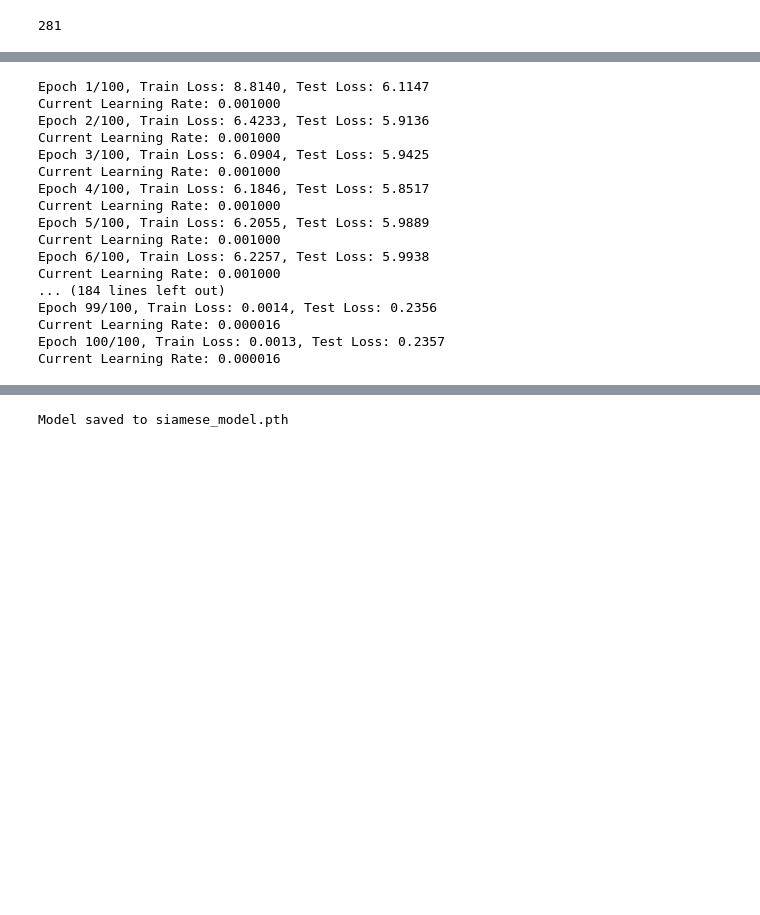
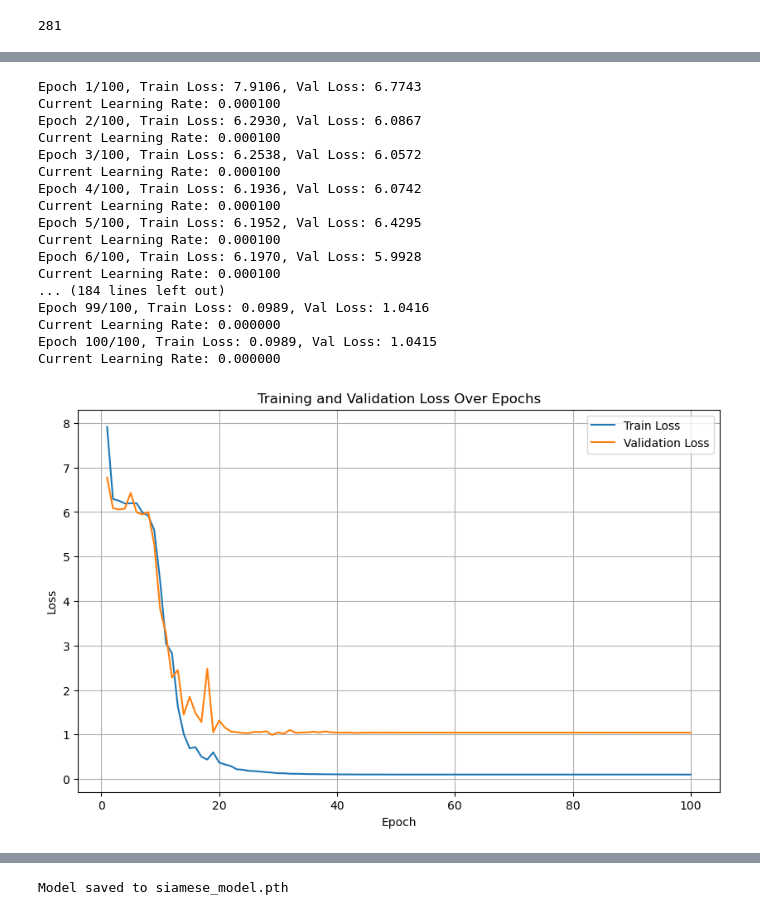
Before and after one commit to JediRevan/fruit_age_classification, a Jupyter notebook: siamese.ipynb, the cells around one changed output, grey strips where cells are left out. Saved outputs shown, nothing was run; the diff lists cells and outputs as text; code cells hidden in the pictures; blank space fills up the shorter version.

Commit message:
update siamese model: solve data leakage problem

```diff
--- a/siamese.ipynb
+++ b/siamese.ipynb
@@ -175,3 +165,8 @@ Processed input shape: (1002, 64, 64, 448)
+# %%
+# 分别创建训练集、验证集和测试集的图片对
+X_train, y_train = prepare_dataset(train_data)
+X_val, y_val = prepare_dataset(val_data)
+X_test, y_test = prepare_dataset(test_data)
 # %%
 class MangoDataset(Dataset):
     def __init__(self, X, y, transform=None):
@@ -205,15 +200,13 @@ class MangoDataset(Dataset):
                 torch.tensor(image2, dtype=torch.float32),
                 torch.tensor(label, dtype=torch.float32))
 # %%
-# Split data
-X_train, X_test, y_train, y_test = train_test_split(X, y, test_size=0.2, random_state=42)
-
-# Create datasets
+# 创建数据集和数据加载器
 train_dataset = MangoDataset(X_train, y_train)
+val_dataset = MangoDataset(X_val, y_val)
 test_dataset = MangoDataset(X_test, y_test)
 
-# Create dataloaders
 train_loader = DataLoader(train_dataset, batch_size=16, shuffle=True)
+val_loader = DataLoader(val_dataset, batch_size=16, shuffle=False)
 test_loader = DataLoader(test_dataset, batch_size=16, shuffle=False)
 # %%
 # Check a batch of data
@@ -425,9 +345,0 @@ def train_model_with_scheduler_and_plot(
-# %%
-# Set device to GPU if available
-device = torch.device("cuda" if torch.cuda.is_available() else "cpu")
-
-# Instantiate and train the model
-model = SiameseNetwork(input_size=(224, 64, 64))
-
-# Run training with dynamic learning rate adjustment and plot
-train_model_with_scheduler_and_plot(model, train_loader, test_loader, device, epochs=100, lr=1e-3)
@@ -453,29 +346,27 @@ Current Learning Rate: 0.000000
-# %%
-# Set device to GPU if available
-device = torch.device("cuda" if torch.cuda.is_available() else "cpu")
-
-# Instantiate and train the model
-# Instantiate the model
-model = SiameseNetwork(input_size=(224, 64, 64))
-
-# Train the model
-# Run training with dynamic learning rate adjustment
-train_model_with_scheduler(model, train_loader, test_loader, device, epochs=100, lr=1e-3)
-# %% [output]
-Epoch 1/100, Train Loss: 8.8140, Test Loss: 6.1147
-Current Learning Rate: 0.001000
-Epoch 2/100, Train Loss: 6.4233, Test Loss: 5.9136
-Current Learning Rate: 0.001000
-Epoch 3/100, Train Loss: 6.0904, Test Loss: 5.9425
-Current Learning Rate: 0.001000
-Epoch 4/100, Train Loss: 6.1846, Test Loss: 5.8517
-Current Learning Rate: 0.001000
-Epoch 5/100, Train Loss: 6.2055, Test Loss: 5.9889
-Current Learning Rate: 0.001000
-Epoch 6/100, Train Loss: 6.2257, Test Loss: 5.9938
-Current Learning Rate: 0.001000
-... (184 lines left out)
-Epoch 99/100, Train Loss: 0.0014, Test Loss: 0.2356
-Current Learning Rate: 0.000016
-Epoch 100/100, Train Loss: 0.0013, Test Loss: 0.2357
-Current Learning Rate: 0.000016
+# %%
+# 初始化模型
+model = SiameseNetwork(input_size=(224, 64, 64))
+
+# 运行训练并测试
+trained_model = train_and_evaluate_model(
+    model, train_loader, val_loader, test_loader, device, epochs=100, lr=1e-4
+)
+# %% [output]
+Epoch 1/100, Train Loss: 7.9106, Val Loss: 6.7743
+Current Learning Rate: 0.000100
+Epoch 2/100, Train Loss: 6.2930, Val Loss: 6.0867
+Current Learning Rate: 0.000100
+Epoch 3/100, Train Loss: 6.2538, Val Loss: 6.0572
+Current Learning Rate: 0.000100
+Epoch 4/100, Train Loss: 6.1936, Val Loss: 6.0742
+Current Learning Rate: 0.000100
+Epoch 5/100, Train Loss: 6.1952, Val Loss: 6.4295
+Current Learning Rate: 0.000100
+Epoch 6/100, Train Loss: 6.1970, Val Loss: 5.9928
+Current Learning Rate: 0.000100
+... (184 lines left out)
+Epoch 99/100, Train Loss: 0.0989, Val Loss: 1.0416
+Current Learning Rate: 0.000000
+Epoch 100/100, Train Loss: 0.0989, Val Loss: 1.0415
+Current Learning Rate: 0.000000
+[figure, added]
```
Also changed, not shown: parts of 12 cells of this notebook.
